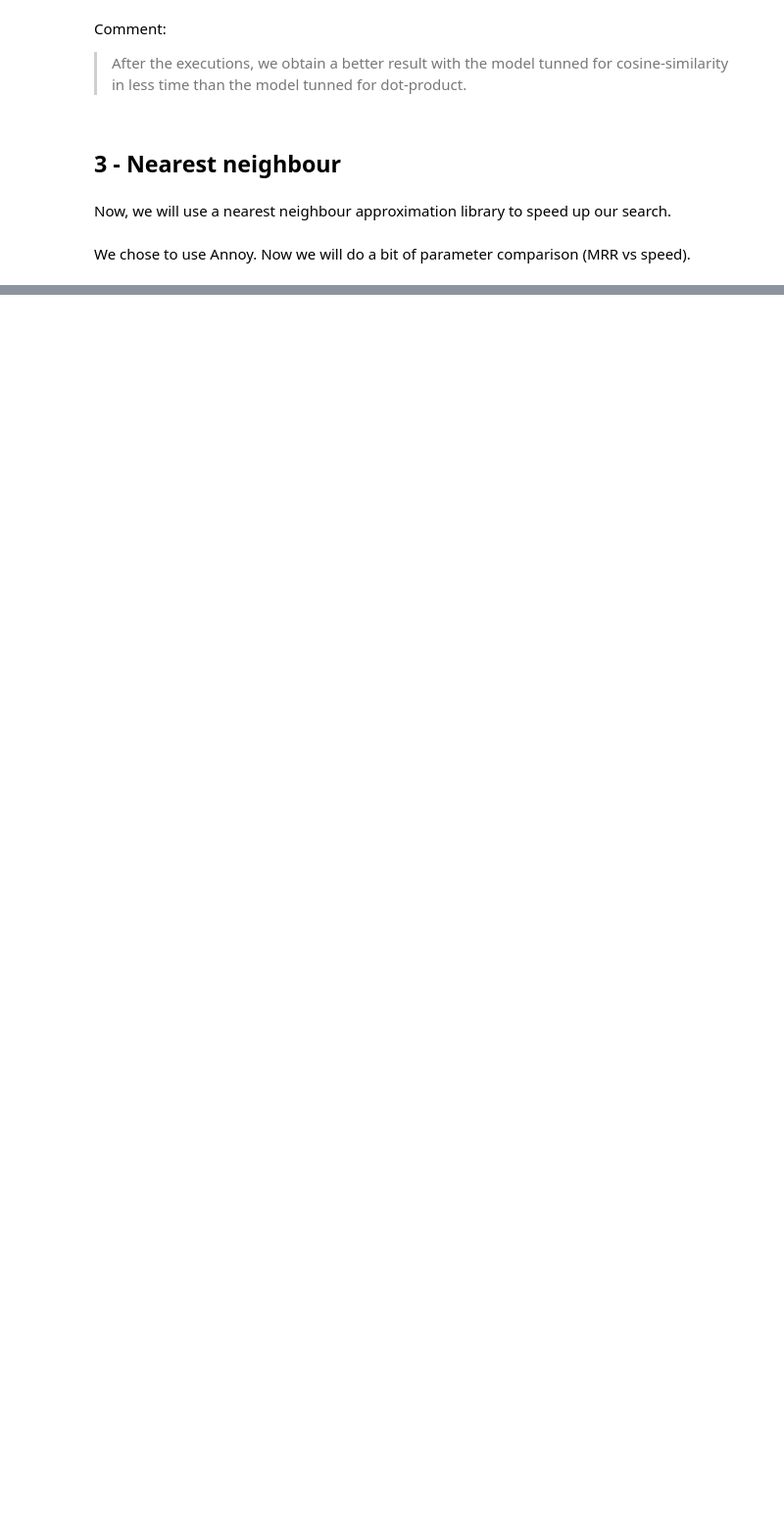
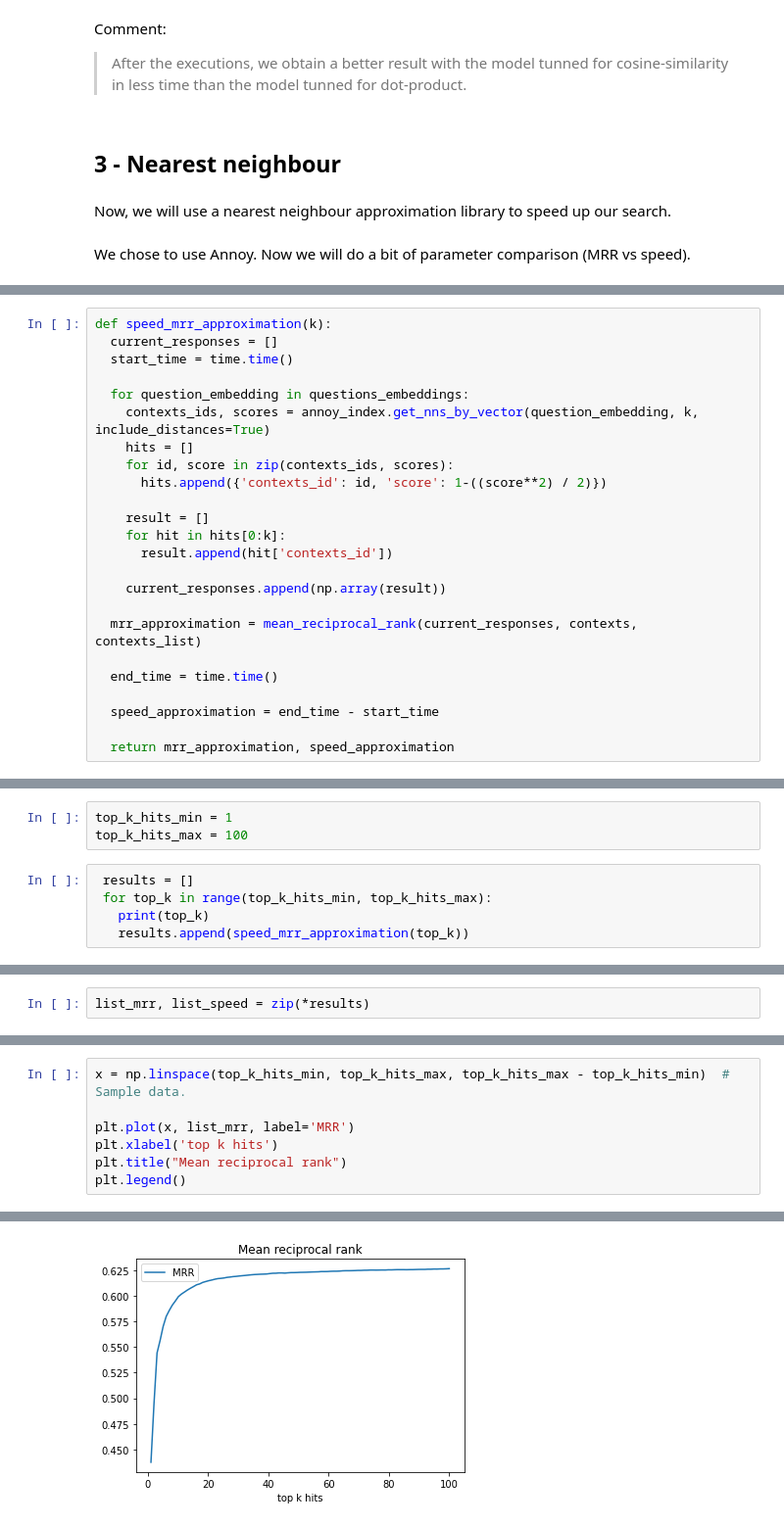
Before and after one commit to christopherdiamana/question_answering_engine, a Jupyter notebook: Create_a_searchable_index.ipynb, the cells around one changed output, grey strips where cells are left out. Shown at 98% size. Drawn from its saved outputs; the diff is of its cells as text; blank space fills up the shorter version.

Commit message:
[Searchable Index][UPDATE] Plots

```diff
--- a/Create_a_searchable_index.ipynb
+++ b/Create_a_searchable_index.ipynb
@@ -407,0 +526,24 @@ top_k_hits = 10         #Output k hits
+# %%
+def speed_mrr_approximation(k):
+  current_responses = []
+  start_time = time.time()
+
+  for question_embedding in questions_embeddings:
+    contexts_ids, scores = annoy_index.get_nns_by_vector(question_embedding, k, include_distances=True)
+    hits = []
+    for id, score in zip(contexts_ids, scores):
+      hits.append({'contexts_id': id, 'score': 1-((score**2) / 2)})
+
+    result = []
+    for hit in hits[0:k]:
+      result.append(hit['contexts_id'])
+
+    current_responses.append(np.array(result))
+
+  mrr_approximation = mean_reciprocal_rank(current_responses, contexts, contexts_list)
+
+  end_time = time.time()
+
+  speed_approximation = end_time - start_time
+
+  return mrr_approximation, speed_approximation
@@ -407,0 +554,8 @@ top_k_hits = 10         #Output k hits
+# %%
+top_k_hits_min = 1
+top_k_hits_max = 100
+# %%
+ results = []
+ for top_k in range(top_k_hits_min, top_k_hits_max):
+   print(top_k)
+   results.append(speed_mrr_approximation(top_k))
@@ -407,0 +580,2 @@ top_k_hits = 10         #Output k hits
+# %%
+list_mrr, list_speed = zip(*results)
@@ -407,0 +584,8 @@ top_k_hits = 10         #Output k hits
+# %%
+x = np.linspace(top_k_hits_min, top_k_hits_max, top_k_hits_max - top_k_hits_min)  # Sample data.
+
+plt.plot(x, list_mrr, label='MRR')
+plt.xlabel('top k hits')
+plt.title("Mean reciprocal rank")
+plt.legend()
+# %% [output]
@@ -407,0 +593 @@ top_k_hits = 10         #Output k hits
+[figure, added]
```
Also changed, not shown: parts of 41 cells of this notebook.
